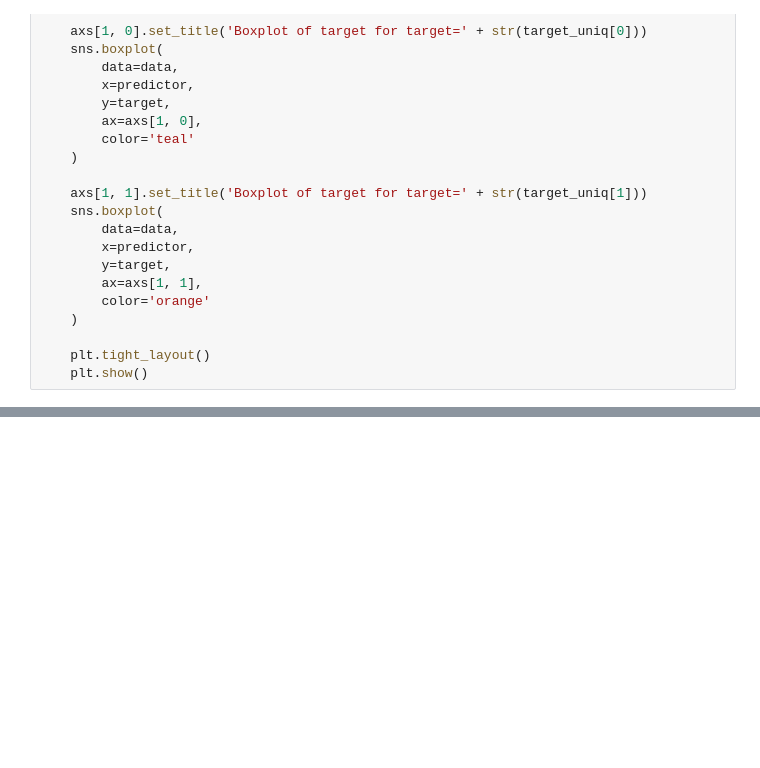
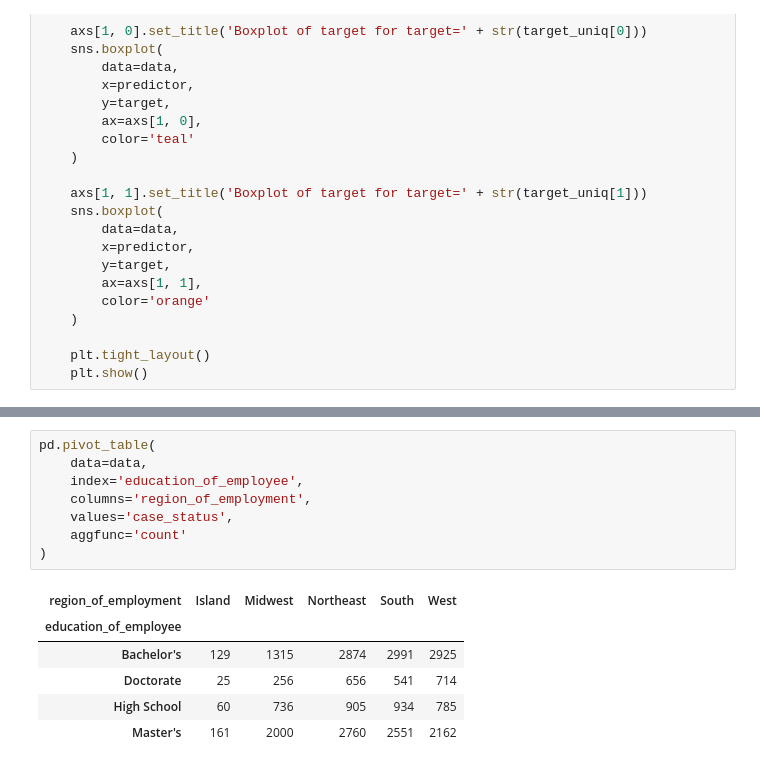
Before and after one commit to ArthurXia1031/Data_Science_Project, a Jupyter notebook: machine_learning/Easy_visa/easy_visa.ipynb, the cells around one changed output, grey strips where cells are left out. Drawn from its saved outputs; the diff is of its cells as text; blank space fills up the shorter version.

```diff
--- a/machine_learning/Easy_visa/easy_visa.ipynb
+++ b/machine_learning/Easy_visa/easy_visa.ipynb
@@ -518,0 +532,15 @@ ValueError: setting an array element with a sequence. The requested array has an
+# %%
+pd.pivot_table(
+    data=data,
+    index='education_of_employee',
+    columns='region_of_employment',
+    values='case_status',
+    aggfunc='count'
+)
+# %% [output]
+| region_of_employment | Island | Midwest | Northeast | South | West |
+| education_of_employee |  |  |  |  |  |
+| Bachelor's | 129 | 1315 | 2874 | 2991 | 2925 |
+| Doctorate | 25 | 256 | 656 | 541 | 714 |
+| High School | 60 | 736 | 905 | 934 | 785 |
+| Master's | 161 | 2000 | 2760 | 2551 | 2162 |
```
Also changed, not shown: parts of 10 cells of this notebook.
